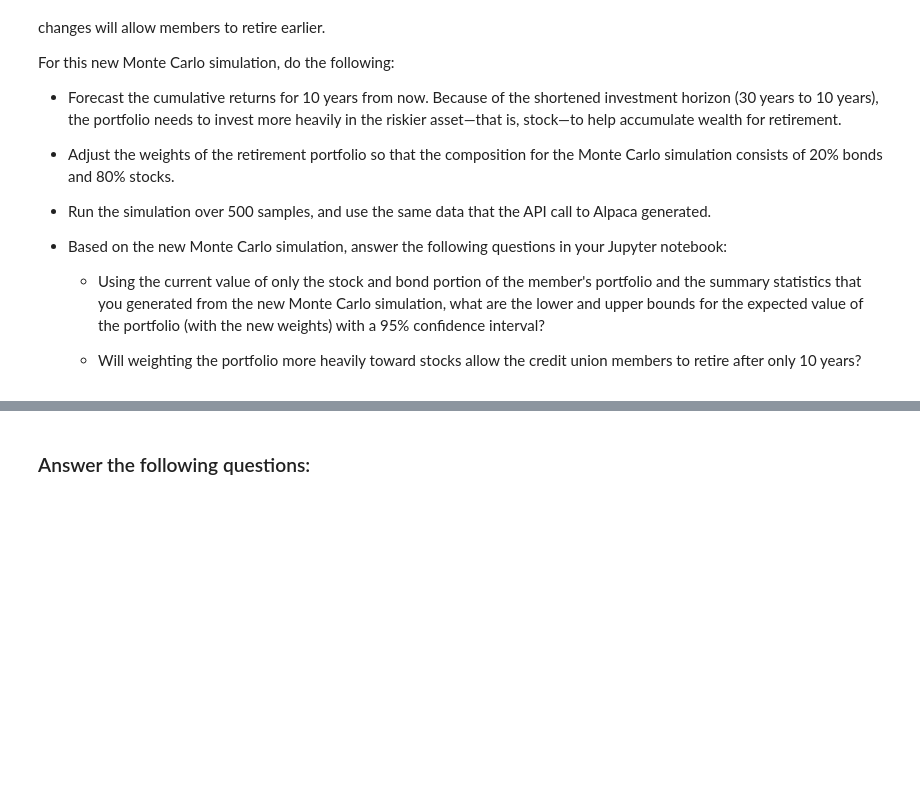
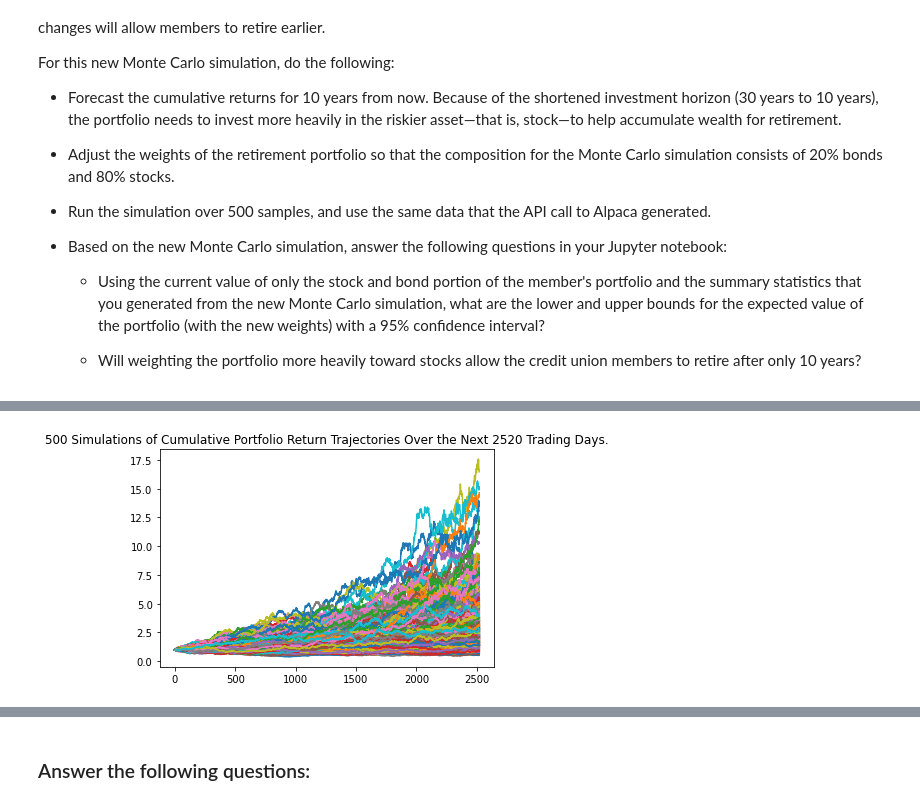
Before and after one commit to mimisull/Challenge-5, a Jupyter notebook: financial_planning_tools.ipynb, the cells around one changed output, grey strips where cells are left out. Cells and saved outputs as stored; diff of their text form; code cells hidden in the pictures; blank space fills up the shorter version.

```diff
--- a/financial_planning_tools.ipynb
+++ b/financial_planning_tools.ipynb
@@ -600,7 +600,12 @@ For this new Monte Carlo simulation, do the following:
 # Configure a Monte Carlo simulation to forecast 10 years cumulative returns
 # The weights should be split 20% to AGG and 80% to SPY.
 # Run 500 samples.
-# YOUR CODE HERE
+MC_spy_weight = MCSimulation(
+    portfolio_data = df_portfolio,
+    weights = [.80,.20],
+    num_simulation = 500,
+    num_trading_days = 252*10
+)
 
 # Review the simulation input data
-# YOUR CODE HERE
+MC_spy_weight.portfolio_data.head()
@@ -610,7 +648,9 @@ For this new Monte Carlo simulation, do the following:
 # %%
 # Visualize the 10-year Monte Carlo simulation by creating an
 # overlay line plot
-# YOUR CODE HERE
+spy_heavy_line_plot = MC_spy_weight.plot_simulation()
+# %% [output]
+[figure, added]
 # %%
 # Visualize the probability distribution of the 10-year Monte Carlo simulation
 # by plotting a histogram
```
Also changed, not shown: parts of 9 cells of this notebook.
